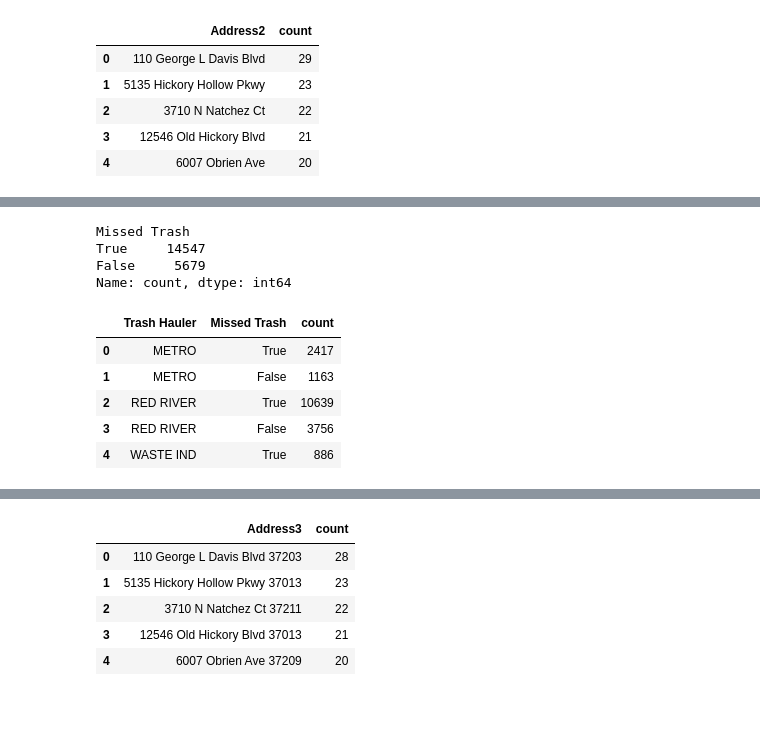
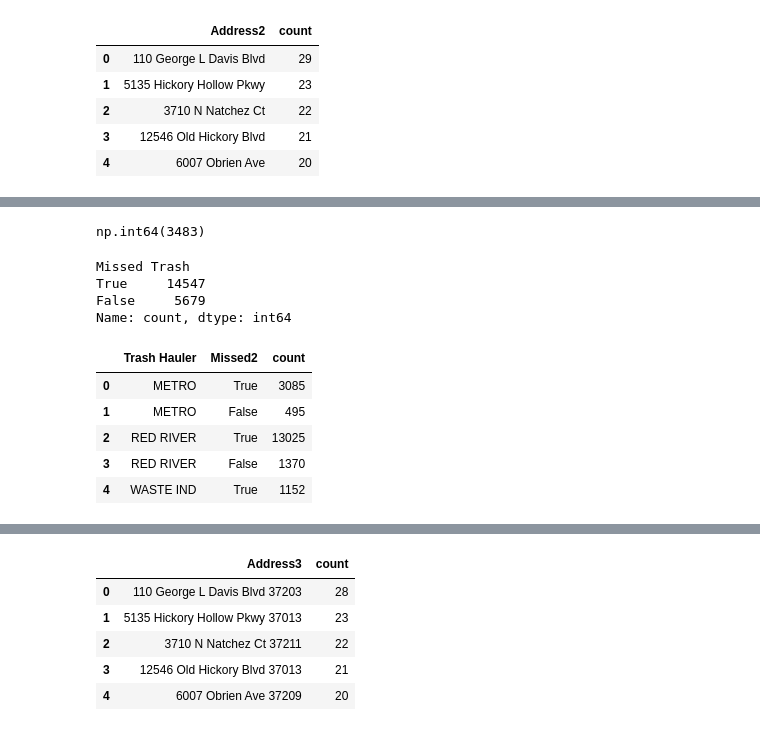
Before and after one commit to NSS-Data-Analytics-Cohort-17/trash-haulers-japan, a Jupyter notebook: scripts/trash_project_Tom.ipynb, the cells around one changed output, grey strips where cells are left out. Saved outputs shown, nothing was run; the diff lists cells and outputs as text; code cells hidden in the pictures.

```diff
--- a/scripts/trash_project_Tom.ipynb
+++ b/scripts/trash_project_Tom.ipynb
@@ -171,6 +171,13 @@ trash_df.head()
 | 2 | 25276 | 11/1/2017 | Trash - Curbside/Alley Missed Pickup | Curb/trash miss Tuesday. | 6528 Thunderbird Dr | 37209 | RED RIVER | ... |
 | 3 | 25307 | 11/1/2017 | Trash - Curbside/Alley Missed Pickup | missed | 2603 Old Matthews Rd | 37207 | WASTE IND | ... |
 | 4 | 25312 | 11/1/2017 | Trash - Curbside/Alley Missed Pickup | Missed the even side of the road. | 604 Croley Dr | 37209 | RED RIVER | ... |
+# %%
+# miss matched 'Missed' columns
+(trash_df['Missed Trash'] != trash_df['Missed2']).sum()
+# %% [output]
+np.int64(3483)
+# %%
+trash_df['Year'] = trash_df[
 # %%
 trash_df['Missed Trash'].value_counts()
 # %% [output]
@@ -181,13 +188,13 @@ Name: count, dtype: int64
 # %%
 trash_df['Trash Hauler'] = trash_df['Trash Hauler'].replace('Metro', 'METRO')
 # %%
-hauler_count = trash_df['Missed Trash'].groupby(trash_df['Trash Hauler']).value_counts()
+hauler_count = trash_df['Missed2'].groupby(trash_df['Trash Hauler']).value_counts()
 hauler_count = hauler_count.reset_index()
 hauler_count.head()
 # %% [output]
-|  | Trash Hauler | Missed Trash | count |
-| 0 | METRO | True | 2417 |
-| 1 | METRO | False | 1163 |
-| 2 | RED RIVER | True | 10639 |
-| 3 | RED RIVER | False | 3756 |
-| 4 | WASTE IND | True | 886 |
+|  | Trash Hauler | Missed2 | count |
+| 0 | METRO | True | 3085 |
+| 1 | METRO | False | 495 |
+| 2 | RED RIVER | True | 13025 |
+| 3 | RED RIVER | False | 1370 |
+| 4 | WASTE IND | True | 1152 |
```
Also changed, not shown: parts of 13 cells of this notebook, 4 other files.
